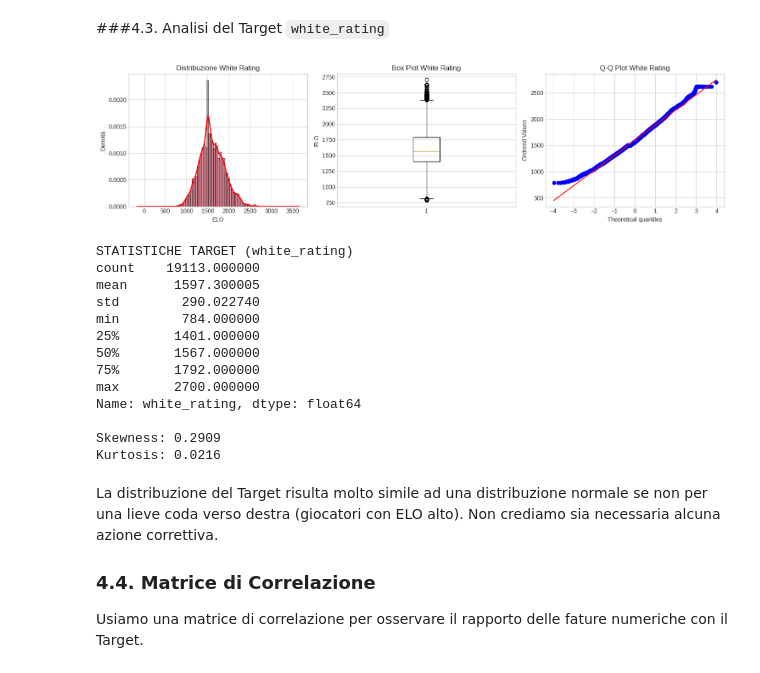
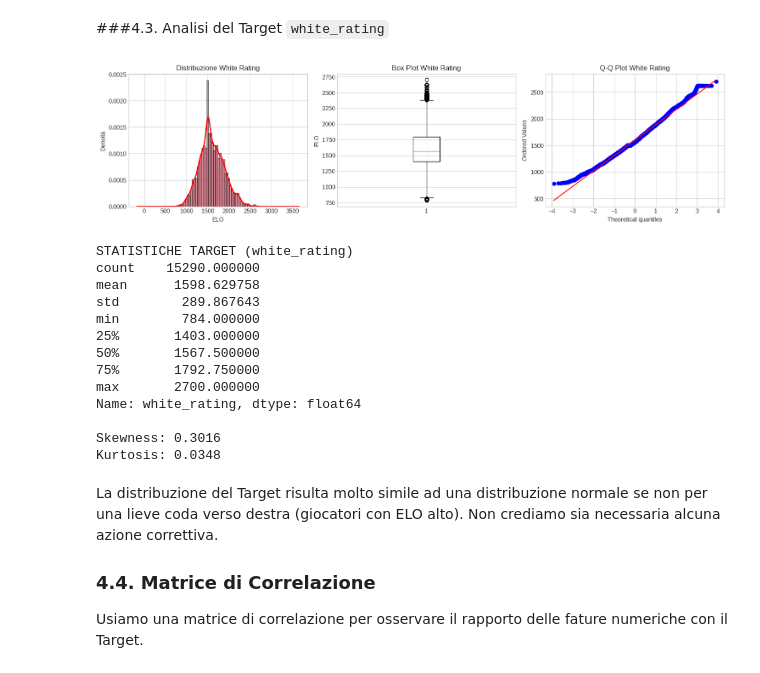
Before and after one commit to AndreaMorbello/Progetto-IA2, a Jupyter notebook: Notebooks/Notebook-IA2.ipynb, the cells around one changed output. Saved outputs shown, nothing was run; the diff lists cells and outputs as text; code cells hidden in the pictures.

```diff
--- a/Notebooks/Notebook-IA2.ipynb
+++ b/Notebooks/Notebook-IA2.ipynb
@@ -275,0 +276,12 @@ Nota: L'analisi Esplorativa è stata condotta sull'intero dataset. Data la stabi
+# %%
+from sklearn.model_selection import train_test_split
+
+X = df.drop(columns=["white_rating"])
+y = df["white_rating"]
+
+X_train, X_test, y_train, y_test = train_test_split(
+    X, y, test_size=0.2, random_state=42
+)
+
+train_df = X_train.copy()
+train_df["white_rating"] = y_train
@@ -366,45 +380,45 @@ Contrariamente a quanto ipotizzato, la differenza fra partite rated e non rated
 # %%
 fig, axes = plt.subplots(1, 3, figsize=(15, 4))
 
 # 1a. Istogramma con KDE
-axes[0].hist(df['white_rating'], bins=50, density=True, alpha=0.7, edgecolor='black')
-df['white_rating'].plot.kde(ax=axes[0], color='red', linewidth=2)
+axes[0].hist(train_df['white_rating'], bins=50, density=True, alpha=0.7, edgecolor='black')
+train_df['white_rating'].plot.kde(ax=axes[0], color='red', linewidth=2)
 axes[0].set_title('Distribuzione White Rating')
 axes[0].set_xlabel('ELO')
 axes[0].set_ylabel('Densità')
 
 # 1b. Box plot
-axes[1].boxplot(df['white_rating'], vert=True)
+axes[1].boxplot(train_df['white_rating'], vert=True)
 axes[1].set_title('Box Plot White Rating')
 axes[1].set_ylabel('ELO')
 
 # 1c. QQ plot (verifica normalità)
-stats.probplot(df['white_rating'], dist="norm", plot=axes[2])
+stats.probplot(train_df['white_rating'], dist="norm", plot=axes[2])
 axes[2].set_title('Q-Q Plot White Rating')
 
 plt.tight_layout()
 plt.show()
 
 # Statistiche descrittive del target
 print("STATISTICHE TARGET (white_rating)")
-print(df['white_rating'].describe())
-print(f"\nSkewness: {df['white_rating'].skew():.4f}")
-print(f"Kurtosis: {df['white_rating'].kurtosis():.4f}")
+print(train_df['white_rating'].describe())
+print(f"\nSkewness: {train_df['white_rating'].skew():.4f}")
+print(f"Kurtosis: {train_df['white_rating'].kurtosis():.4f}")
 # %% [output]
-[figure, old version]
+[figure, new version]
 STATISTICHE TARGET (white_rating)
-count    19113.000000
-mean      1597.300005
-std        290.022740
+count    15290.000000
+mean      1598.629758
+std        289.867643
 min        784.000000
-25%       1401.000000
-50%       1567.000000
-75%       1792.000000
+25%       1403.000000
+50%       1567.500000
+75%       1792.750000
 max       2700.000000
 Name: white_rating, dtype: float64
 
-Skewness: 0.2909
-Kurtosis: 0.0216
+Skewness: 0.3016
+Kurtosis: 0.0348
 # %% [markdown]
 La distribuzione del Target risulta molto simile ad una distribuzione normale se non per una lieve coda verso destra (giocatori con ELO alto). Non crediamo sia necessaria alcuna azione correttiva.
 
```
Also changed, not shown: parts of 18 cells of this notebook.
